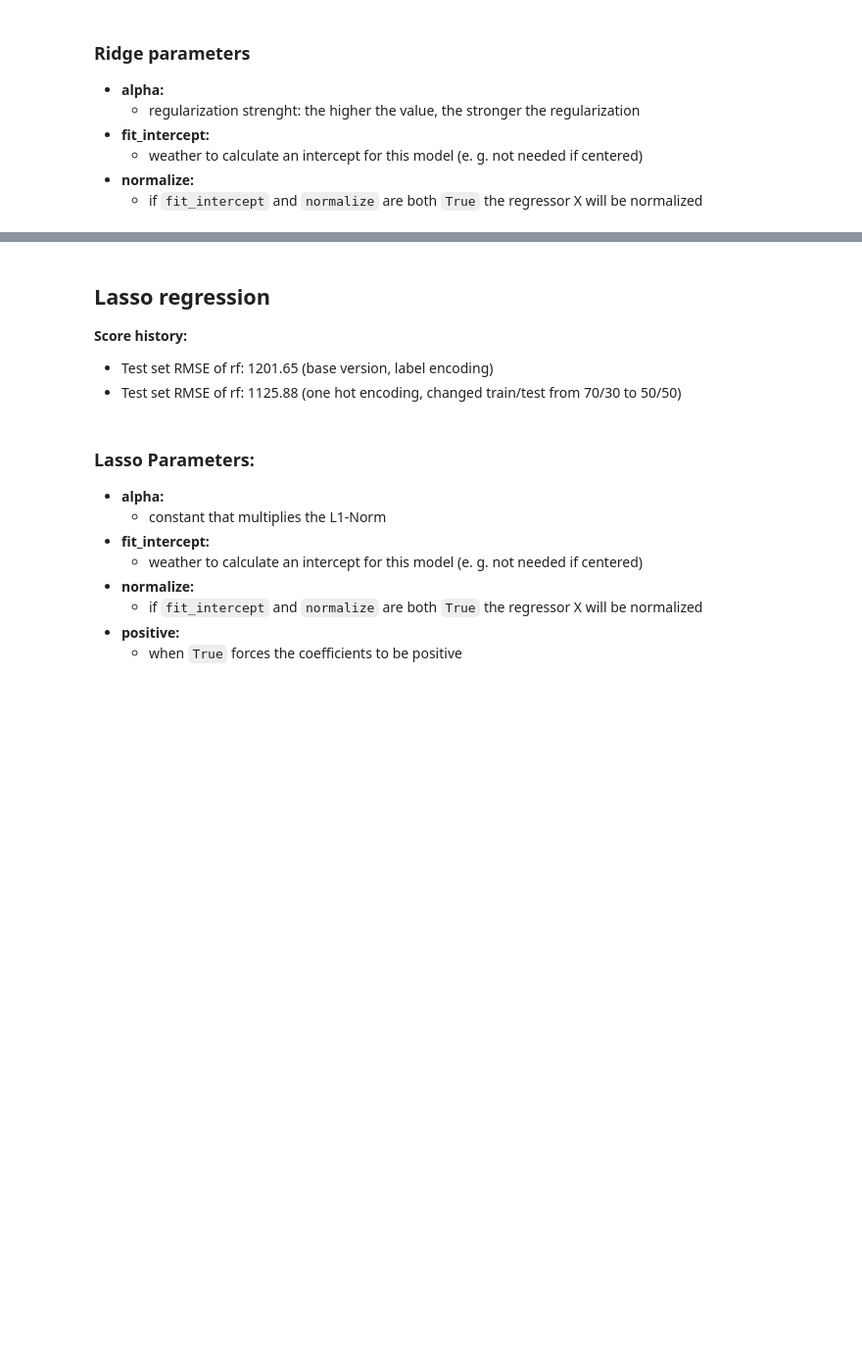
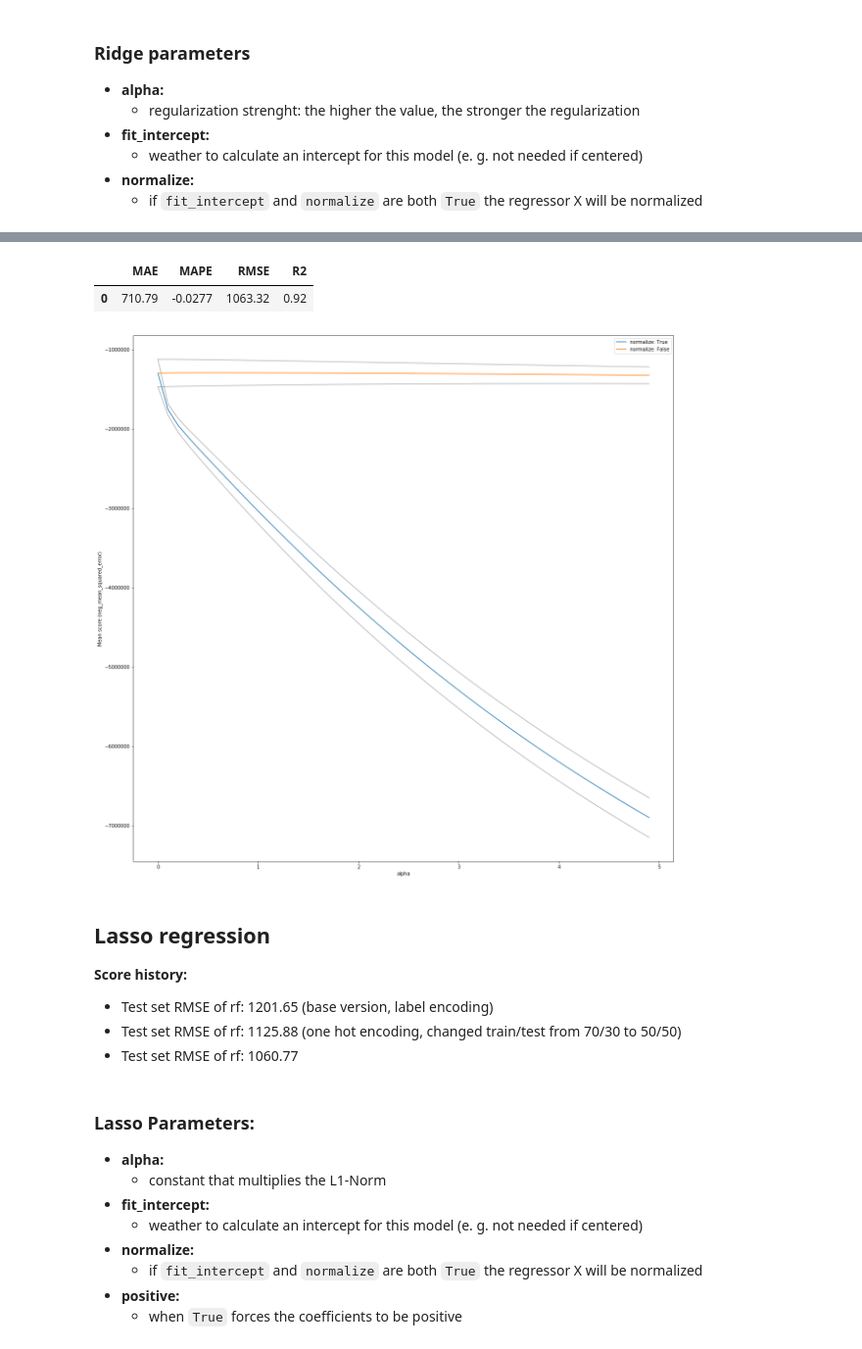
Before and after one commit to theGreatRaphael/ML_Task1, a Jupyter notebook: diamonds.ipynb, the cells around one changed output, grey strips where cells are left out. Shown at 98% size. Drawn from its saved outputs; the diff is of its cells as text; code cells hidden in the pictures; blank space fills up the shorter version.

Commit message:
added parameter analysis, updated all notebooks

```diff
--- a/diamonds.ipynb
+++ b/diamonds.ipynb
@@ -101,7 +133,7 @@ y = diamonds_dropped['price'].values
 # %% [markdown]
 ## Creating train and test data
 # %%
-X_train, X_test, y_train, y_test = train_test_split(X, y, test_size = 0.5, random_state = 42)
+X_train, X_test, y_train, y_test = train_test_split(X, y, test_size = 0.3, random_state = 42)
 # %% [markdown]
 ## Starting with a simple model to:
 + get a sense of how challenging the problem is
@@ -128,7 +161,7 @@ from sklearn.model_selection import GridSearchCV
 params_ridge = {
     'alpha':[x/100. for x in range(0,500,10)],
     'normalize': [True, False],
-    'fit_intercept': [True, False]
+    'fit_intercept': [True]
 }
 
 ridge = Ridge()
@@ -175,8 +207,42 @@ Test set RMSE of rf: 1125.839
+# %%
+print_metrics(y_test, y_pred_ridge)
+# %% [output]
+|  | MAE | MAPE | RMSE | R2 |
+| 0 | 710.79 | -0.0277 | 1063.32 | 0.92 |
+# %%
+params = params_ridge
+grid = grid_ridge
+param1_name = 'normalize'
+param2_name = 'alpha'
+param1 = params[param1_name]
+param2 = params[param2_name]
+
+scores_df = pd.DataFrame(grid.cv_results_)
+
+scores_mean = [x for x in scores_df['mean_test_score']]
+scores_mean = np.array(scores_mean).reshape(len(param2), len(param1))
+scores_mean = np.swapaxes(scores_mean,0,1)
+scores_std = [x for x in scores_df['std_test_score']]
+scores_std = np.array(scores_std).reshape(len(param2), len(param1))
+scores_std = np.swapaxes(scores_std,0,1)
+
+plt.figure(figsize=(20, 20))
+for ind, i in enumerate(param1):
+    plt.plot(param2, scores_mean[ind], label=param1_name+': ' + str(i))
+    plt.plot(param2, scores_mean[ind] + scores_std[ind], color='black', alpha=0.3)
+    plt.plot(param2, scores_mean[ind] - scores_std[ind], color='black', alpha=0.3)
+plt.legend()
+plt.xlabel(param2_name)
+plt.ylabel('Mean score (neg_mean_squared_error)')
+plt.show()
+# %% [output]
+[figure, added]
 # %% [markdown]
 ## Lasso regression
 __Score history:__
 - Test set RMSE of rf: 1201.65 (base version, label encoding)
 - Test set RMSE of rf: 1125.88 (one hot encoding, changed train/test from 70/30 to 50/50)
+- Test set RMSE of rf: 1060.77
 # %% [markdown]
 ### Lasso Parameters:
 - __alpha:__
```
Also changed, not shown: parts of 37 cells of this notebook, 3 other files.
